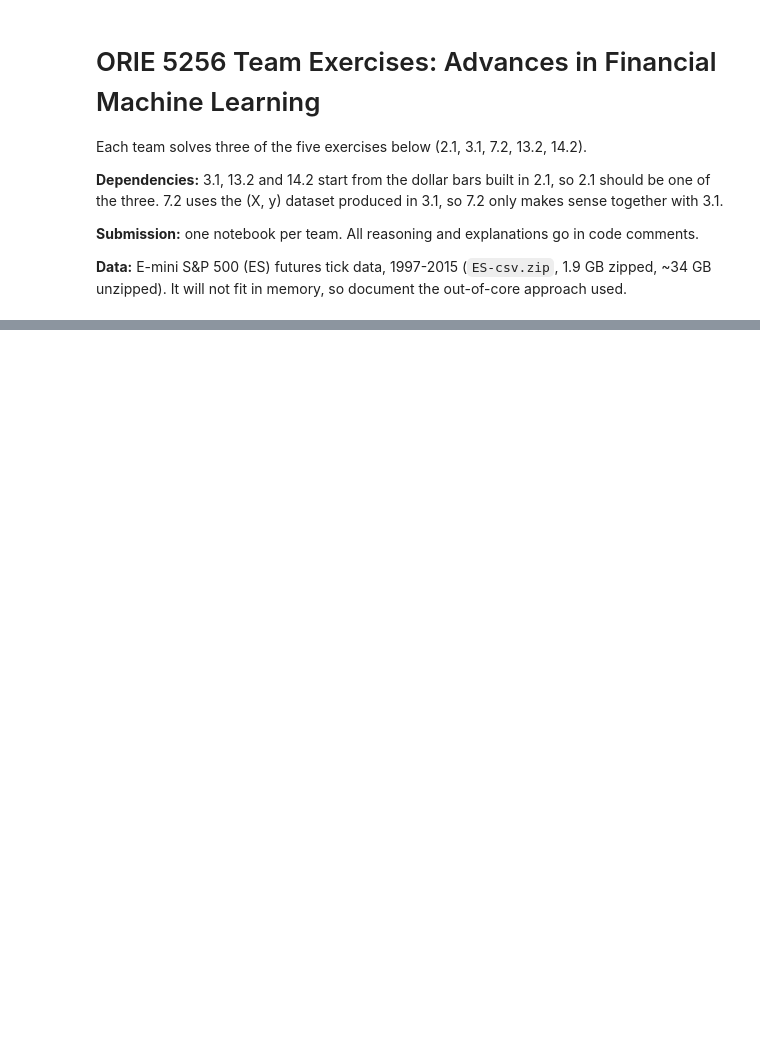
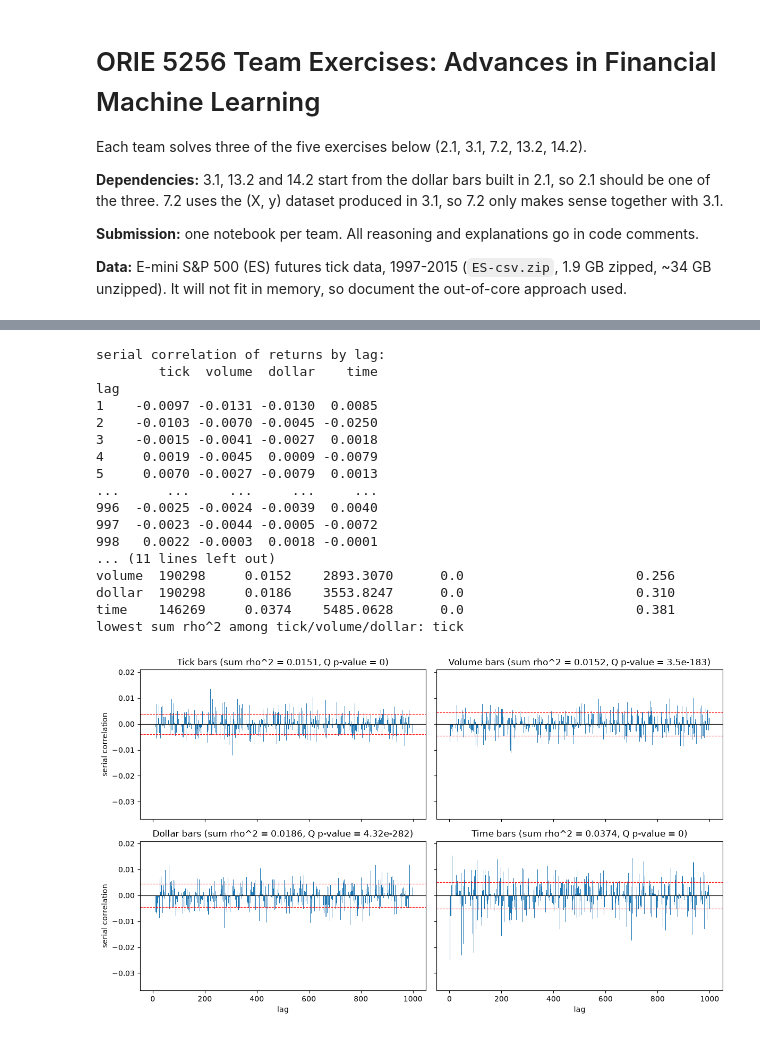
Before and after one commit to mmy32/ORIE-5256-Lopez-de-Prado-Financial-Machine-Learning-, a Jupyter notebook: notebooks/team_exercises.ipynb, the cells around one changed output, grey strips where cells are left out. Drawn from its saved outputs; the diff is of its cells as text; code cells hidden in the pictures; blank space fills up the shorter version.

```diff
--- a/notebooks/team_exercises.ipynb
+++ b/notebooks/team_exercises.ipynb
@@ -121,0 +471,72 @@ On a series of E-mini S&P 500 futures tick data:
+# %%
+# Exercise 2.1 (c): serial correlation of bar returns
+# Return = log change of the ETF-trick close from one bar to the next (roll-free, so a
+# contract roll never shows up as a return). Computed over the window all types share
+# (from 2003-07-01, when volume and dollar bars start), so the comparison is like for like.
+# Under the null of no serial correlation, the sample autocorrelation has standard error
+# ~1/sqrt(n), so |rho| > 1.96/sqrt(n) is significant at 5%. Time bars are comparison only.
+from scipy.stats import chi2
+
+_start = max(df.index.min() for df in bars.values())
+returns = {name: np.log(df["close"]).diff().dropna().loc[_start:] for name, df in bars.items()}
+
+MAX_LAG = 1000
+lags = np.arange(1, MAX_LAG + 1)
+acf = pd.DataFrame({name: [r.autocorr(lag) for lag in lags] for name, r in returns.items()},
+                   index=pd.Index(lags, name="lag"))
+n_bars = pd.Series({name: len(r) for name, r in returns.items()})
+band = 1.96 / np.sqrt(n_bars)
+print("serial correlation of returns by lag:")
+print(acf.round(4))
+print("\n95% significance band (+/-):", band.round(4).to_dict())
+print("lowest |lag-1 serial correlation| among tick/volume/dollar:",
+      acf.loc[1, ["tick", "volume", "dollar"]].abs().idxmin())
+
+# SUMMARY STAT: amount of serial correlation over lags 1..MAX_LAG.
+#   - sum rho^2: total squared autocorrelation. It does not depend on n, so it is comparable
+#     across bar types with different bar counts (smaller = less serial correlation).
+#   - Ljung-Box Q = n(n+2) * sum_k rho_k^2 / (n-k), ~ chi2(MAX_LAG) under no serial correlation;
+#     the p-value tests the joint null. Q grows with n, so rank on sum rho^2, not on Q.
+sum_rho2 = (acf ** 2).sum()
+ljung_q = n_bars * (n_bars + 2) * acf.pow(2).div(n_bars.values - lags[:, None]).sum()
+summary = pd.DataFrame({"n_bars": n_bars, "sum rho^2": sum_rho2, "Ljung-Box Q": ljung_q,
+                        "p-value": chi2.sf(ljung_q, df=MAX_LAG),
+                        "share of lags beyond band": (acf.abs() > band).mean()})
+print(f"\nserial correlation summary over lags 1..{MAX_LAG}:")
+print(summary.round(4))
+print("lowest sum rho^2 among tick/volume/dollar:", sum_rho2[["tick", "volume", "dollar"]].idxmin())
+
+# One subplot per bar type, shared y-axis so the magnitudes are comparable; dashed lines = 95% band.
+fig, axes = plt.subplots(2, 2, figsize=(12, 7), sharex=True, sharey=True)
+for ax, name in zip(axes.ravel(), BAR_TYPES):
+    ax.bar(lags, acf[name], width=0.8)
+    ax.axhline(0, color="k", linewidth=0.8)
+    ax.axhline(band[name], color="r", linestyle="--", linewidth=0.8)
+    ax.axhline(-band[name], color="r", linestyle="--", linewidth=0.8)
+    ax.set_title(f"{name.capitalize()} bars (sum rho^2 = {sum_rho2[name]:.4f}, "
+                 f"Q p-value = {summary.loc[name, 'p-value']:.3g})")
+for ax in axes[-1]:
+    ax.set_xlabel("lag")
+for ax in axes[:, 0]:
+    ax.set_ylabel("serial correlation")
+fig.tight_layout()
+plt.show()
+# %% [output]
+serial correlation of returns by lag:
+        tick  volume  dollar    time
+lag
+1    -0.0097 -0.0131 -0.0130  0.0085
+2    -0.0103 -0.0070 -0.0045 -0.0250
+3    -0.0015 -0.0041 -0.0027  0.0018
+4     0.0019 -0.0045  0.0009 -0.0079
+5     0.0070 -0.0027 -0.0079  0.0013
+...      ...     ...     ...     ...
+996  -0.0025 -0.0024 -0.0039  0.0040
+997  -0.0023 -0.0044 -0.0005 -0.0072
+998   0.0022 -0.0003  0.0018 -0.0001
+... (11 lines left out)
+volume  190298     0.0152    2893.3070      0.0                      0.256
+dollar  190298     0.0186    3553.8247      0.0                      0.310
+time    146269     0.0374    5485.0628      0.0                      0.381
+lowest sum rho^2 among tick/volume/dollar: tick
+[figure, added]
```
Also changed, not shown: parts of 18 cells of this notebook.
